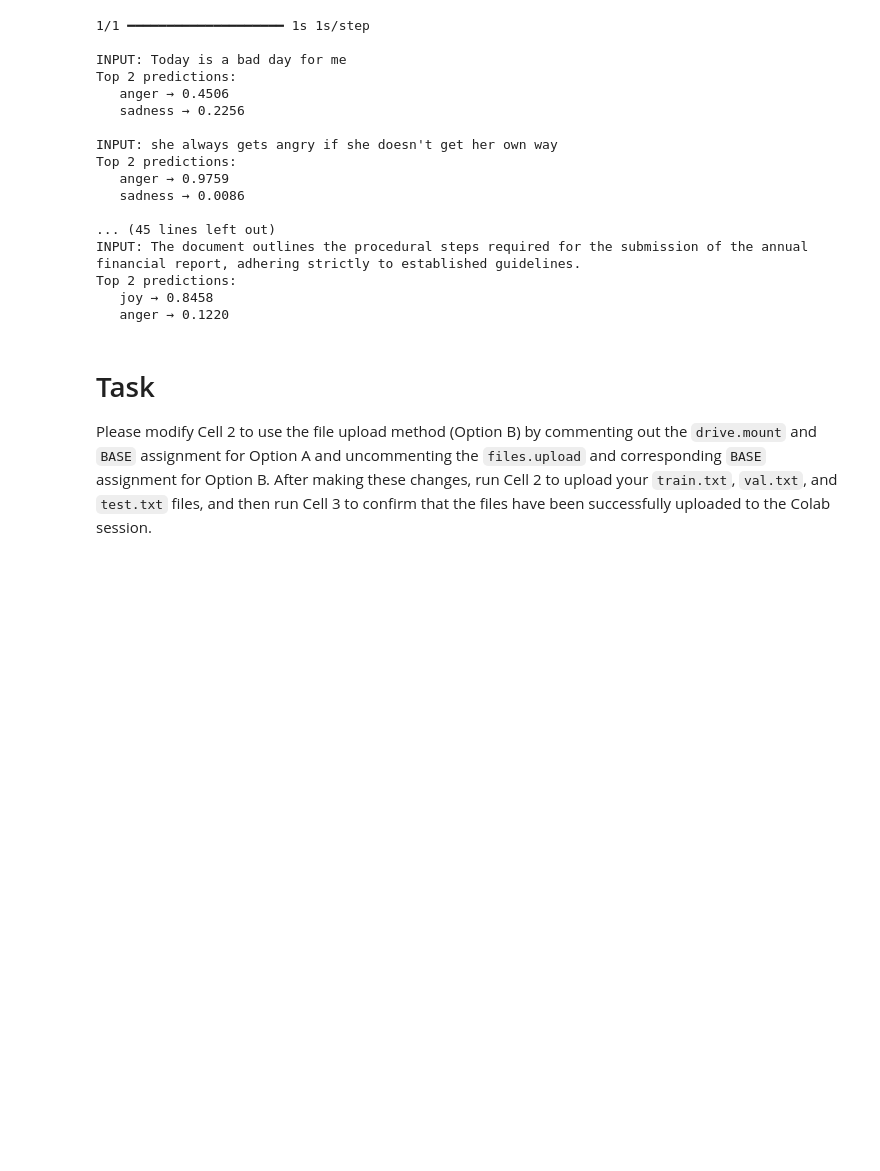
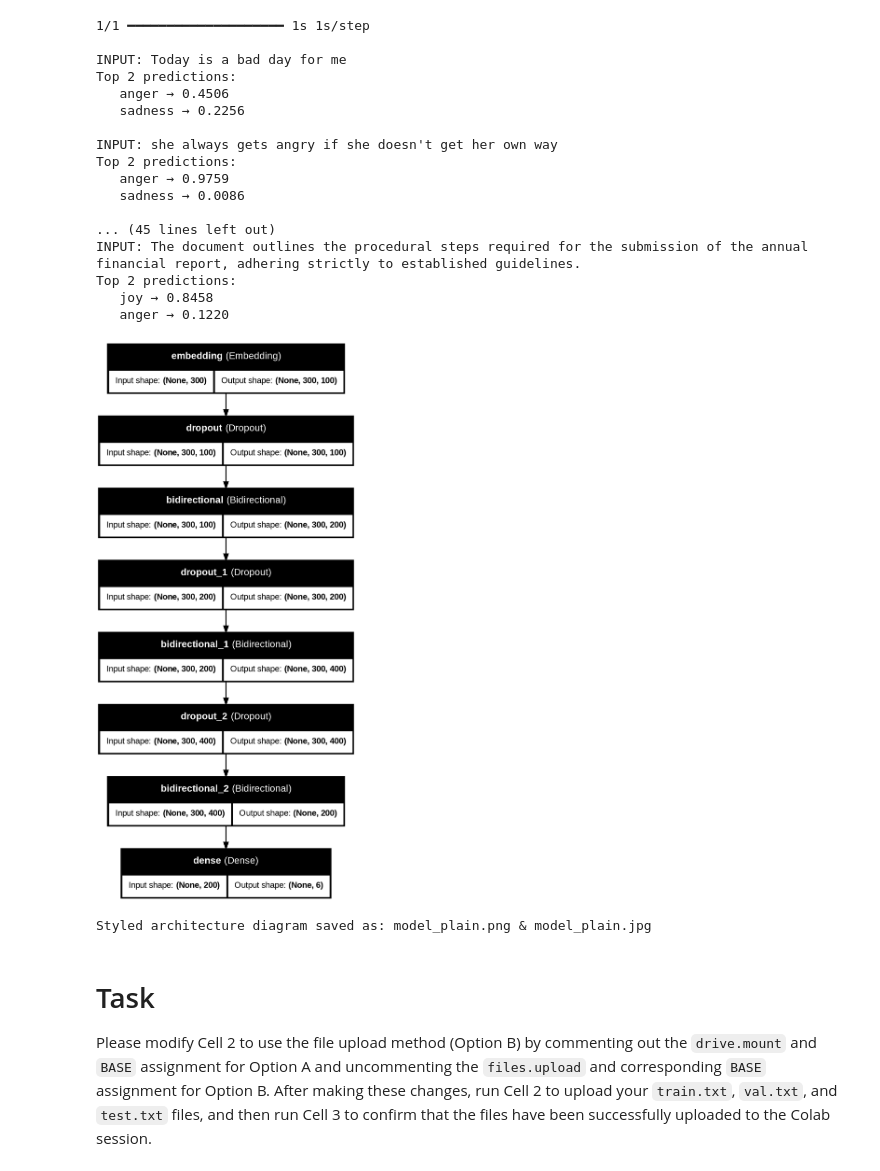
Before and after one commit to Shamimkhan1406/ML_projects, a Jupyter notebook: bilstm_2nd.ipynb, the cells around one changed output. Saved outputs shown, nothing was run; the diff lists cells and outputs as text; code cells hidden in the pictures; blank space fills up the shorter version.

```diff
--- a/bilstm_2nd.ipynb
+++ b/bilstm_2nd.ipynb
@@ -322,3 +333,33 @@ Top 2 predictions:
+# %%
+plot_model(
+    model,
+    to_file='emotion_bilstm_architecture.png',
+    show_shapes=True,
+    show_layer_names=True
+)
+# %% [output]
+[figure, added]
+# %%
+from tensorflow.keras.utils import plot_model
+import pydot
+from PIL import Image
+
+# Basic diagram
+plot_model(
+    model,
+    to_file="model_plain.png",
+    show_shapes=True,
+    show_layer_names=True
+)
+
+# Convert to JPG (optional)
+img = Image.open("model_plain.png")
+img = img.convert("RGB")
+img.save("model_plain.jpg")
+
+print("Styled architecture diagram saved as: model_plain.png & model_plain.jpg")
+# %% [output]
+Styled architecture diagram saved as: model_plain.png & model_plain.jpg
 # %% [markdown]
 # Task
 Please modify Cell 2 to use the file upload method (Option B) by commenting out the `drive.mount` and `BASE` assignment for Option A and uncommenting the `files.upload` and corresponding `BASE` assignment for Option B. After making these changes, run Cell 2 to upload your `train.txt`, `val.txt`, and `test.txt` files, and then run Cell 3 to confirm that the files have been successfully uploaded to the Colab session.
```
Also changed, not shown: parts of 4 cells of this notebook.
